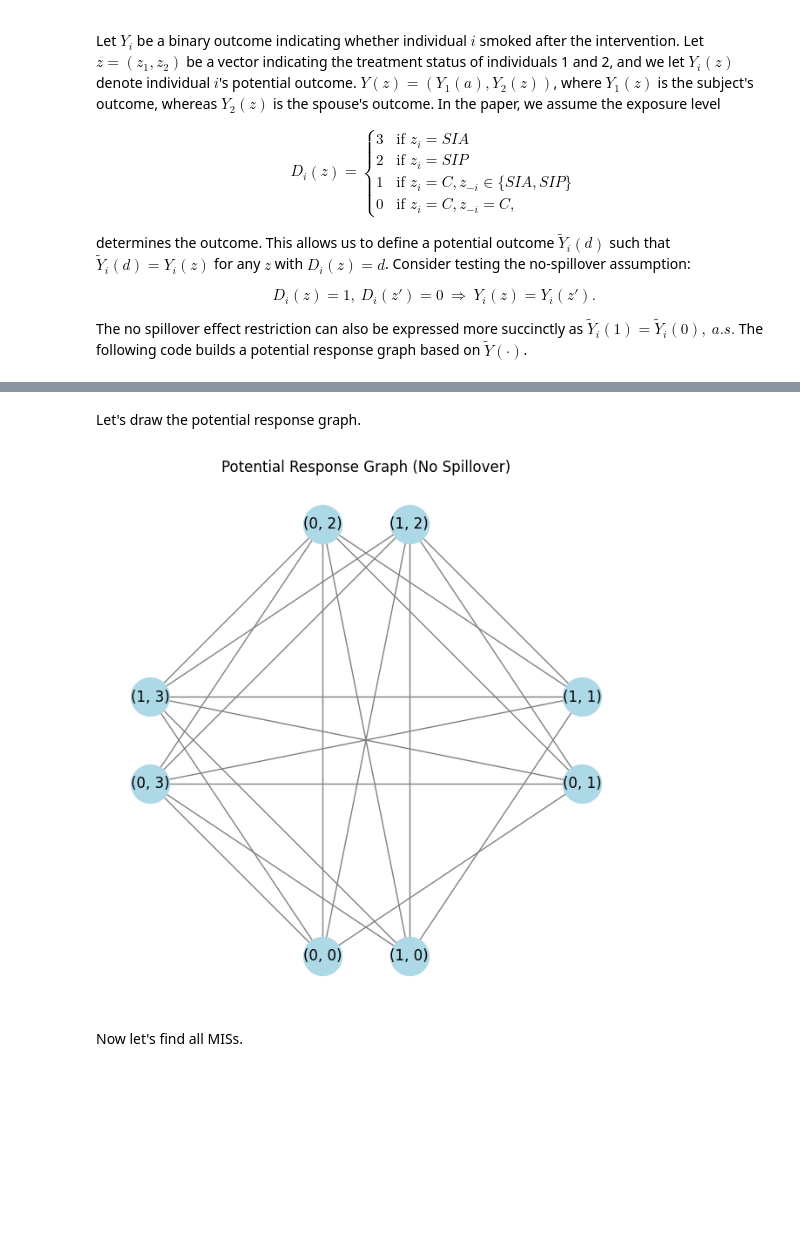
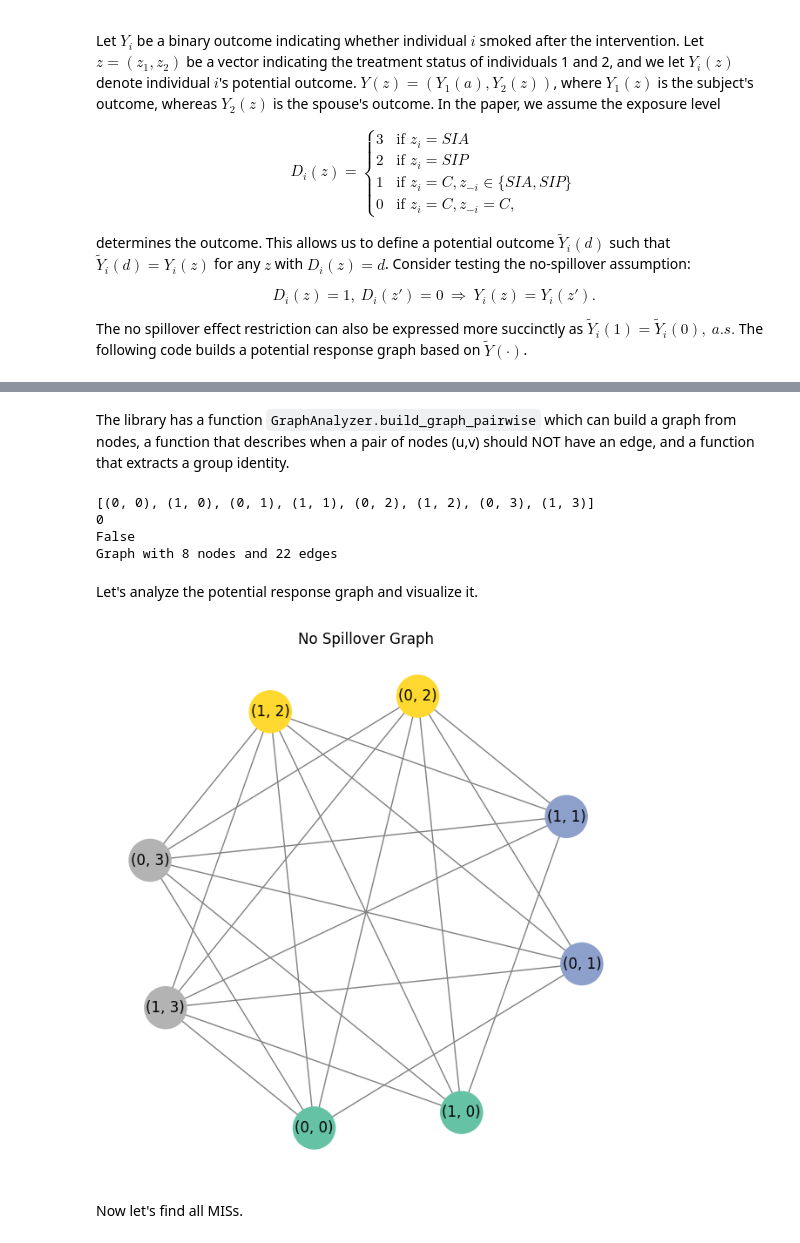
Before and after one commit to hkaido0718/SupportRestriction, a Jupyter notebook: Interference.ipynb, the cells around one changed output, grey strips where cells are left out. Cells and saved outputs as stored; diff of their text form; code cells hidden in the pictures; blank space fills up the shorter version.

```diff
--- a/Interference.ipynb
+++ b/Interference.ipynb
@@ -48,35 +31,41 @@ for i, node1 in enumerate(V):
+# %% [markdown]
+The library has a function `GraphAnalyzer.build_graph_pairwise` which can build a graph from nodes, a function that describes when a pair of nodes (u,v) should NOT have an edge, and a function that extracts a group identity.
+# %%
+import networkx as nx
+from SupportRestriction.graph_analysis_utils import GraphAnalyzer  # assuming you've saved the module
+
+# Define nodes
+nodes = [(y, d) for d in range(4) for y in (0, 1)]
+print(nodes)
+
+# Group function
+group_fn = lambda node: node[1]  # group by d
+print(group_fn(nodes[0])) # example of group ID
+
+# A function that describes when the no spillover assumption is violated
+def violates_nospillover(u, v):
+    y1, d1 = u
+    y2, d2 = v
+    return ((d1 == 1 and d2 == 0) or (d1 == 0 and d2 == 1)) and y1 != y2
+print(violates_nospillover(nodes[0], nodes[6]))
+
+# Build G
+G = GraphAnalyzer.build_graph_pairwise(nodes, violates_nospillover,group_fn)
+print(G)
+# %% [output]
+[(0, 0), (1, 0), (0, 1), (1, 1), (0, 2), (1, 2), (0, 3), (1, 3)]
+0
+False
+Graph with 8 nodes and 22 edges
 # %% [markdown]
-Let's draw the potential response graph.
+Let's analyze the potential response graph and visualize it.
-# %%
-# Define layout: place nodes by group in compass positions
-groups = {
-    "bottom": [(0, 0), (1, 0)],
-    "right": [(0, 1), (1, 1)],
-    "top": [(0, 2), (1, 2)],
-    "left": [(0, 3), (1, 3)]
-}
-
-# Custom positions for plotting
-pos = {}
-
-# Spacing between nodes in each group
-spacing = 0.2
-for i, node in enumerate(groups["bottom"]):
-    pos[node] = (-spacing + i * spacing * 2, -1)
-for i, node in enumerate(groups["top"]):
-    pos[node] = (-spacing + i * spacing * 2, 1)
-for i, node in enumerate(groups["right"]):
-    pos[node] = (1, -spacing + i * spacing * 2)
-for i, node in enumerate(groups["left"]):
-    pos[node] = (-1, -spacing + i * spacing * 2)
-
-# Draw the graph
-plt.figure(figsize=(6, 6))
-nx.draw(G, pos, with_labels=True, node_color='lightblue', node_size=1000, edge_color='gray')
-plt.title("Potential Response Graph (No Spillover)")
-plt.axis('off')
-plt.show()
-# %% [output]
-[figure, removed]
+# %%
+# Instantiate analyzer
+analyzer = GraphAnalyzer(G, group_fn)
+
+# Plot G
+analyzer.plot_grouped_on_circle(title="No Spillover Graph", node_size=1200)
+# %% [output]
+[figure, added]
 # %% [markdown]
 Now let's find all MISs.
```
Also changed, not shown: parts of 12 cells of this notebook.
